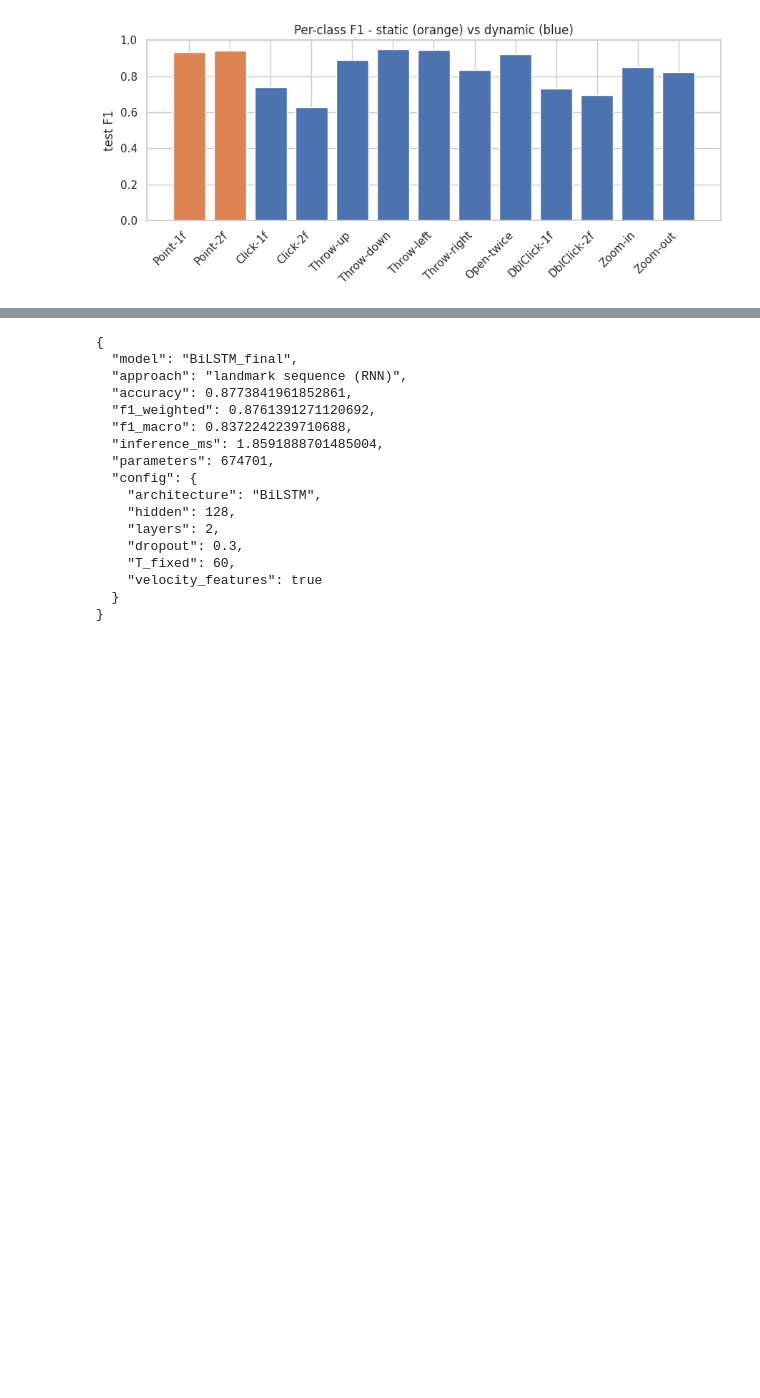
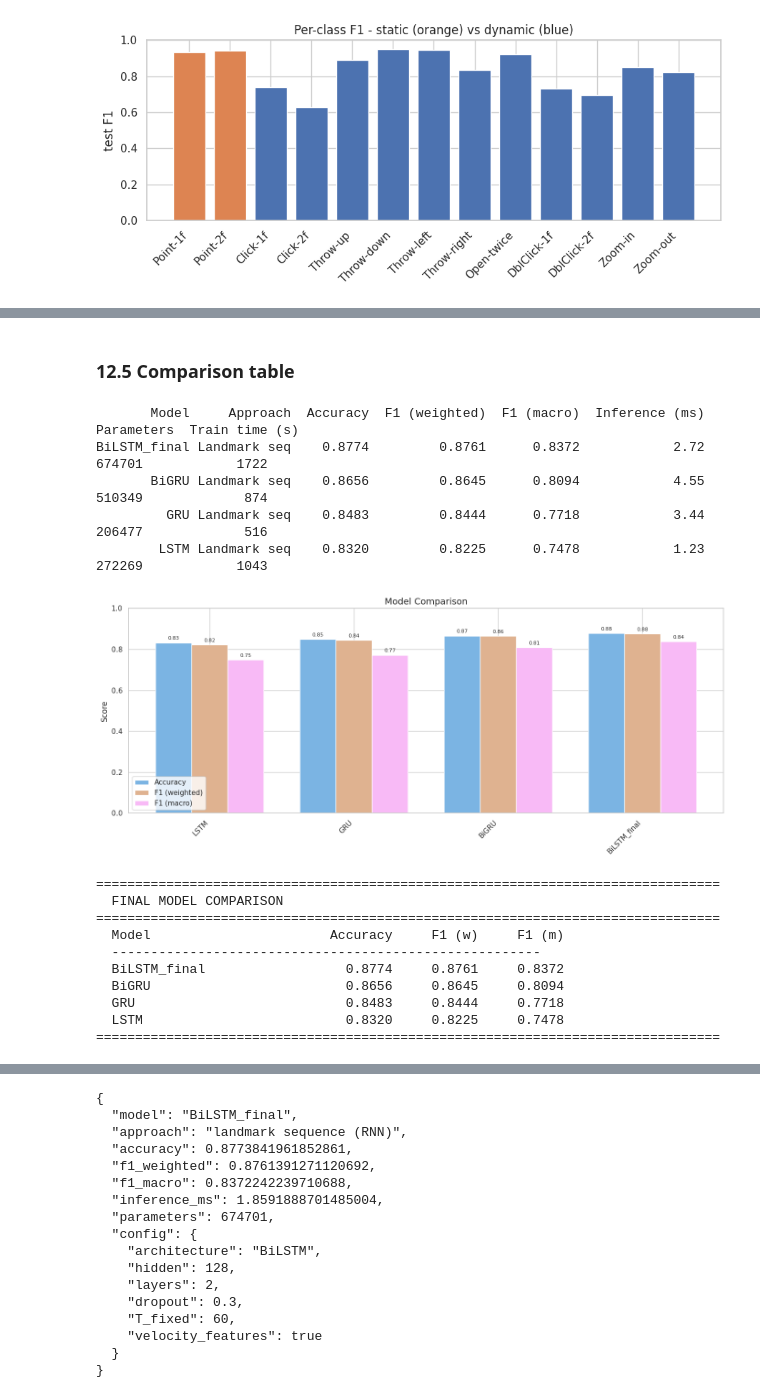
Before and after one commit to lanamatic/video-hand-gesture-recognition, a Jupyter notebook: notebooks/lstm_models.ipynb, the cells around one changed output, grey strips where cells are left out. Cells and saved outputs as stored; diff of their text form; code cells hidden in the pictures; blank space fills up the shorter version.

```diff
--- a/notebooks/lstm_models.ipynb
+++ b/notebooks/lstm_models.ipynb
@@ -668,0 +893,25 @@ static   0.938  0.933  0.943      2
+# %%
+cfg = json.load(open("../results/lstm_results.json"))["config"]
+
+set_seed(42)
+final_model = GestureRNN(input_size=INPUT_SIZE, hidden_size=cfg["hidden"],
+                         num_layers=cfg["layers"], dropout=cfg["dropout"],
+                         rnn_type='lstm', bidirectional=True)
+final_model.load_state_dict(
+    torch.load("../results/models/best_BiLSTM.pth", map_location=device))
+
+yt, yp, yprob = predict(final_model, test_loader)
+res = full_evaluation(yt, yp, model_name="BiLSTM_final", save_dir=RESULTS_DIR,
+                      y_prob=yprob, show_plot=False)
+
+final_model.to(device).eval()
+def predict_one(x):
+    with torch.no_grad():
+        return final_model(x.to(device), len_one)
+res['inference_ms'] = measure_inference_time(predict_one, x_one, n_runs=50)['mean_ms']
+res['parameters'] = count_parameters(final_model)
+res['train_time_s'] = None
+
+all_results['BiLSTM_final'] = res
+print(f"BiLSTM_final: test accuracy {res['accuracy']:.4f}  "
+      f"weighted F1 {res['f1_weighted']:.4f}")
@@ -668,0 +936,36 @@ static   0.938  0.933  0.943      2
+# %% [markdown]
+### 12.5 Comparison table
+# %%
+all_results['BiLSTM_final']['train_time_s'] = 1722   # from section 10
+comparison = pd.DataFrame([{
+    'Model': r['model'],
+    'Approach': 'Landmark seq',
+    'Accuracy': round(r['accuracy'], 4),
+    'F1 (weighted)': round(r['f1_weighted'], 4),
+    'F1 (macro)': round(r['f1_macro'], 4),
+    'Inference (ms)': round(r['inference_ms'], 2),
+    'Parameters': r['parameters'],
+    'Train time (s)': round(r['train_time_s']) if r['train_time_s'] else None,
+} for r in all_results.values()]).sort_values('F1 (weighted)', ascending=False)
+
+print(comparison.to_string(index=False))
+comparison.to_csv("../results/lstm_model_comparison.csv", index=False)
+
+compare_models(list(all_results.values()), save_dir=RESULTS_DIR)
+# %% [output]
+       Model     Approach  Accuracy  F1 (weighted)  F1 (macro)  Inference (ms)  Parameters  Train time (s)
+BiLSTM_final Landmark seq    0.8774         0.8761      0.8372            2.72      674701            1722
+       BiGRU Landmark seq    0.8656         0.8645      0.8094            4.55      510349             874
+         GRU Landmark seq    0.8483         0.8444      0.7718            3.44      206477             516
+        LSTM Landmark seq    0.8320         0.8225      0.7478            1.23      272269            1043
+[figure, added]
+================================================================================
+  FINAL MODEL COMPARISON
+================================================================================
+  Model                       Accuracy     F1 (w)     F1 (m)
+  -------------------------------------------------------
+  BiLSTM_final                  0.8774     0.8761     0.8372
+  BiGRU                         0.8656     0.8645     0.8094
+  GRU                           0.8483     0.8444     0.7718
+  LSTM                          0.8320     0.8225     0.7478
+================================================================================
```
Also changed, not shown: parts of 27 cells of this notebook, 12 other files.
